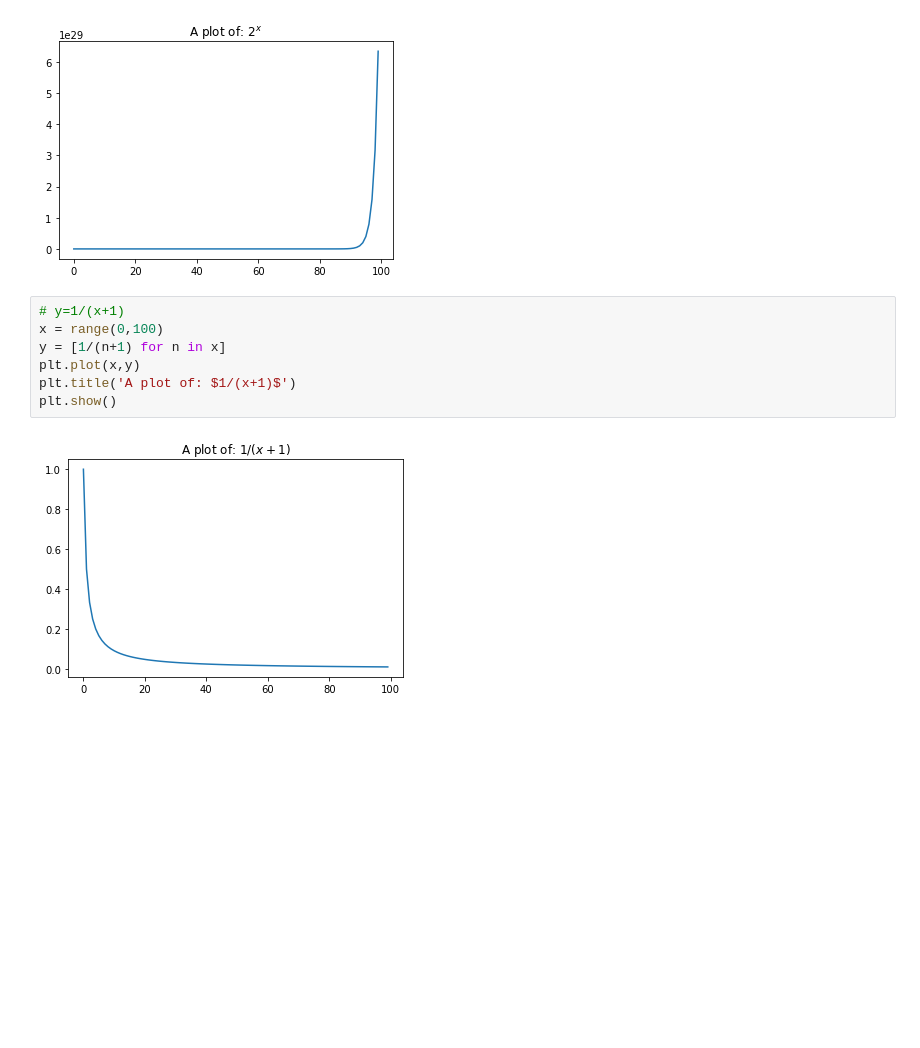
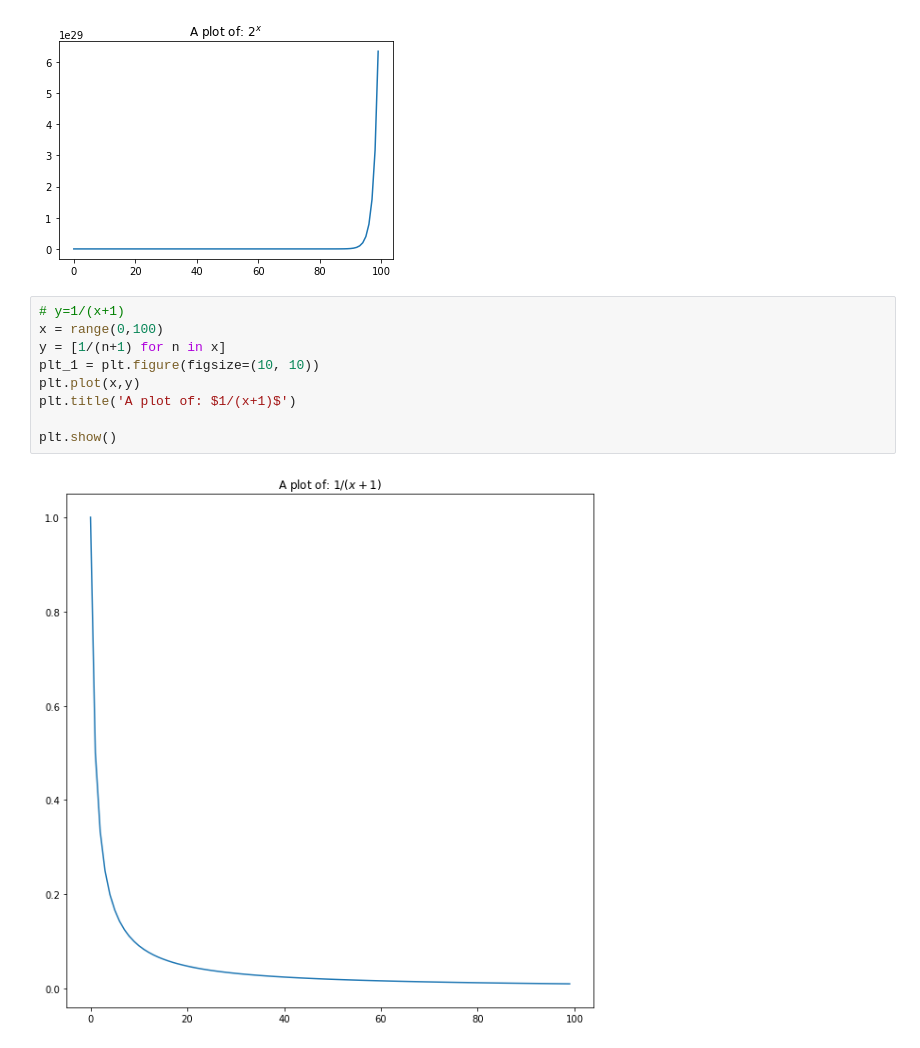
Before and after one commit to DanChurchill/numpy-pandas-visualization-exercises, a Jupyter notebook: matplotlib_exercises.ipynb, the cells around one changed output. Drawn from its saved outputs; the diff is of its cells as text; blank space fills up the shorter version.

```diff
--- a/matplotlib_exercises.ipynb
+++ b/matplotlib_exercises.ipynb
@@ -46,12 +46,14 @@ plt.show()
 # %%
 # y=1/(x+1)
 x = range(0,100)
 y = [1/(n+1) for n in x]
+plt_1 = plt.figure(figsize=(10, 10))
 plt.plot(x,y)
 plt.title('A plot of: $1/(x+1)$')
+
 plt.show()
 # %% [output]
-[figure, old version]
+[figure, new version]
 # %%
 # Combine the figures you created in the last step into one large figure with 4 subplots.
 
```
Also changed, not shown: parts of 2 cells of this notebook.
